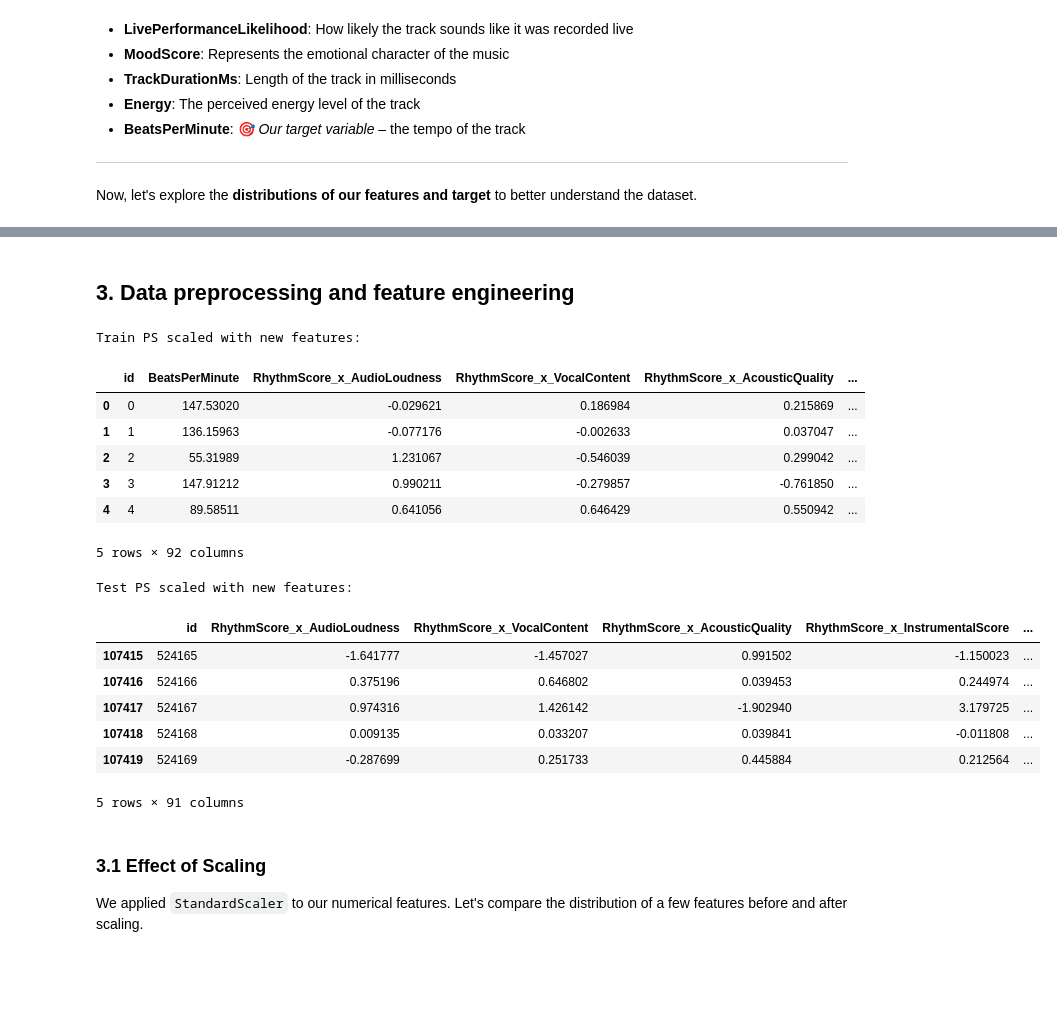
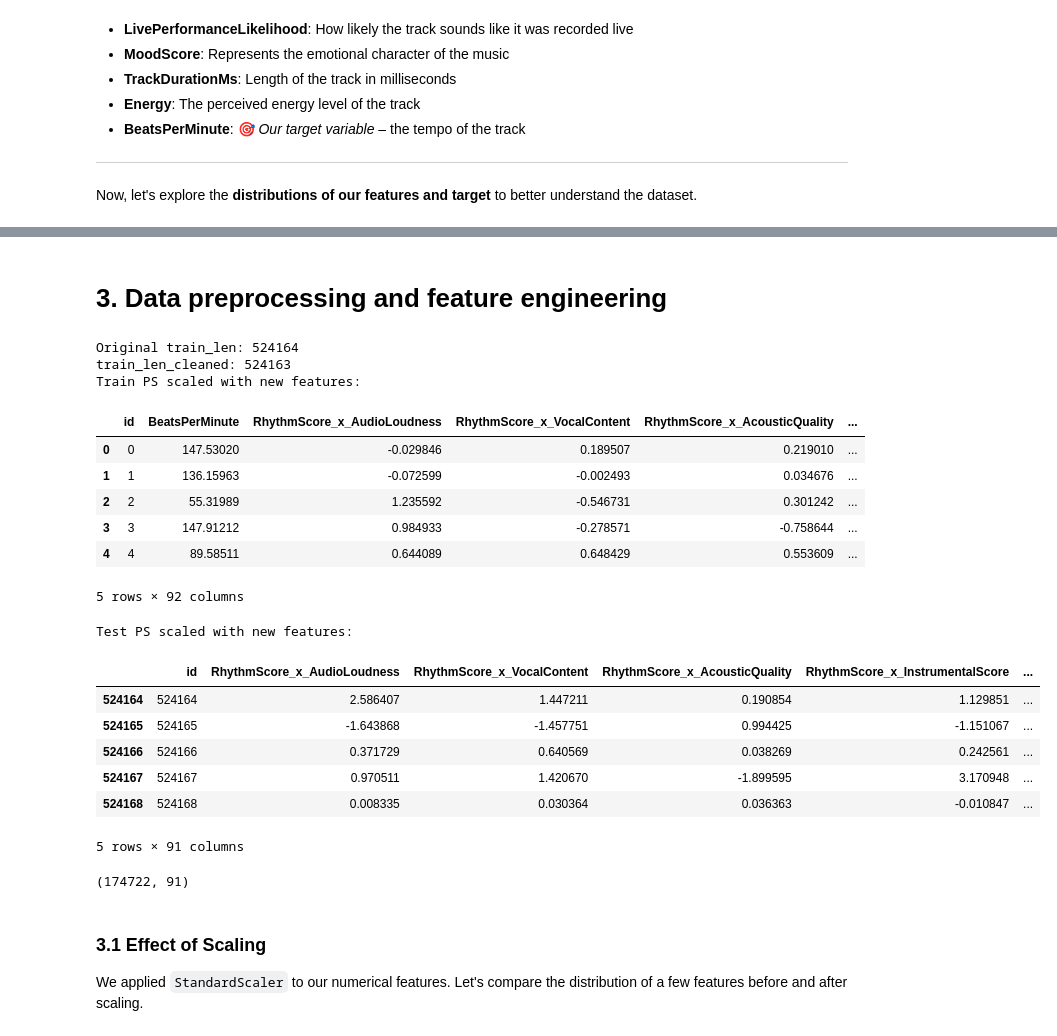
Before and after one commit to Rohanrathod7/Kaggle_Notebooks, a Jupyter notebook: Predicting_the_Beats-per-Minute_of_Songs/Notebook01.ipynb, the cells around one changed output, grey strips where cells are left out. Saved outputs shown, nothing was run; the diff lists cells and outputs as text; code cells hidden in the pictures; blank space fills up the shorter version.

```diff
--- a/Predicting_the_Beats-per-Minute_of_Songs/Notebook01.ipynb
+++ b/Predicting_the_Beats-per-Minute_of_Songs/Notebook01.ipynb
@@ -77,8 +75,8 @@ plt.rcParams['figure.figsize'] = (12, 8)
 # These datasets are the focus of this notebook for predicting song BPM.
 try:
 
-    train_ps = pd.read_csv("train.csv")
-    test_ps = pd.read_csv("test.csv")
+    train_ps = pd.read_csv("/content/drive/MyDrive/Kaggle/Predict_beats_per_minutes/train.csv")
+    test_ps = pd.read_csv("/content/drive/MyDrive/Kaggle/Predict_beats_per_minutes/test.csv")
 
     print("Playground Series Dataset Shapes:")
 
@@ -234,6 +232,6 @@ AcousticQuality             -0.006679
 Name: BeatsPerMinute, dtype: float64
 # %% [markdown]
-## 3. Data preprocessing and feature engineering
+# 3. Data preprocessing and feature engineering
 # %%
 from sklearn.preprocessing import StandardScaler, PolynomialFeatures
 # from sklearn.compose import ColumnTransformer
@@ -245,6 +243,8 @@ combined_ps = pd.concat([train_ps.drop('BeatsPerMinute', axis=1), test_ps], igno
 
 # Store the split index to separate train and test later
 train_len = len(train_ps)
+print(f"Original train_len: {train_len}")
+
 
 # Drop rows with missing values from the combined dataframe
 combined_ps_cleaned = combined_ps.dropna()
@@ -254,6 +254,7 @@ combined_ps_cleaned = combined_ps.dropna()
 # Assuming the original order is preserved after dropping NaNs,
 # we find the first index in the cleaned dataframe that is greater than or equal to train_len
 train_len_cleaned = combined_ps_cleaned[combined_ps_cleaned['id'] >= train_ps['id'].max()].index[0]
+print(f"train_len_cleaned: {train_len_cleaned}")
 
 
 # 2. Identify numerical features (excluding 'id' as it's an identifier)
@@ -276,6 +277,10 @@ combined_ps_scaled['id'] = combined_ps_cleaned['id']
 # We use the updated train_len_cleaned to split the combined data
 train_ps_scaled = combined_ps_scaled.iloc[:train_len_cleaned].copy()
 test_ps_scaled = combined_ps_scaled.iloc[train_len_cleaned:].copy()
+
+# Drop the extra row from the test set to match the sample submission size
+test_ps_scaled = test_ps_scaled.drop(index=train_len_cleaned)
+
 
 # Add the target variable back to the scaled training data
 # Merge with original train_ps to get the BeatsPerMinute for the rows that were kept
@@ -306,44 +311,48 @@ test_poly_features = poly.transform(test_ps_scaled[numerical_features_ps])
 # Get the names of the generated polynomial features
 poly_feature_names = [f'poly_{name}' for name in poly.get_feature_names_out(numerical_features_ps)]
 
 # Create DataFrames for polynomial features, preserving original indices
 train_poly_df = pd.DataFrame(train_poly_features, columns=poly_feature_names, index=train_ps_scaled.index)
 test_poly_df = pd.DataFrame(test_poly_features, columns=poly_feature_names, index=test_ps_scaled.index)
 
 
 # Drop original scaled numerical features from the scaled dataframes
 # This avoids having both original scaled features and their polynomial versions (degree 1)
 train_ps_scaled = train_ps_scaled.drop(columns=numerical_features_ps)
 test_ps_scaled = test_ps_scaled.drop(columns=numerical_features_ps)
 
 # Concatenate polynomial features with the scaled dataframes (which now contain interaction features)
 train_ps_scaled = pd.concat([train_ps_scaled, train_poly_df], axis=1)
 test_ps_scaled = pd.concat([test_ps_scaled, test_poly_df], axis=1)
 
 
 # 7. Display the head of the processed dataframes
 print("Train PS scaled with new features:")
 display(train_ps_scaled.head())
 
 print("\nTest PS scaled with new features:")
 display(test_ps_scaled.head())
+print(test_ps_scaled.shape) # Fix: Access shape as an attribute
 # %% [output]
+Original train_len: 524164
+train_len_cleaned: 524163
 Train PS scaled with new features:
 |  | id | BeatsPerMinute | RhythmScore_x_AudioLoudness | RhythmScore_x_VocalContent | RhythmScore_x_AcousticQuality | ... |
-| 0 | 0 | 147.53020 | -0.029621 | 0.186984 | 0.215869 | ... |
-| 1 | 1 | 136.15963 | -0.077176 | -0.002633 | 0.037047 | ... |
-| 2 | 2 | 55.31989 | 1.231067 | -0.546039 | 0.299042 | ... |
-| 3 | 3 | 147.91212 | 0.990211 | -0.279857 | -0.761850 | ... |
-| 4 | 4 | 89.58511 | 0.641056 | 0.646429 | 0.550942 | ... |
+| 0 | 0 | 147.53020 | -0.029846 | 0.189507 | 0.219010 | ... |
+| 1 | 1 | 136.15963 | -0.072599 | -0.002493 | 0.034676 | ... |
+| 2 | 2 | 55.31989 | 1.235592 | -0.546731 | 0.301242 | ... |
+| 3 | 3 | 147.91212 | 0.984933 | -0.278571 | -0.758644 | ... |
+| 4 | 4 | 89.58511 | 0.644089 | 0.648429 | 0.553609 | ... |
 5 rows × 92 columns
 Test PS scaled with new features:
 |  | id | RhythmScore_x_AudioLoudness | RhythmScore_x_VocalContent | RhythmScore_x_AcousticQuality | RhythmScore_x_InstrumentalScore | ... |
-| 107415 | 524165 | -1.641777 | -1.457027 | 0.991502 | -1.150023 | ... |
-| 107416 | 524166 | 0.375196 | 0.646802 | 0.039453 | 0.244974 | ... |
-| 107417 | 524167 | 0.974316 | 1.426142 | -1.902940 | 3.179725 | ... |
-| 107418 | 524168 | 0.009135 | 0.033207 | 0.039841 | -0.011808 | ... |
-| 107419 | 524169 | -0.287699 | 0.251733 | 0.445884 | 0.212564 | ... |
+| 524164 | 524164 | 2.586407 | 1.447211 | 0.190854 | 1.129851 | ... |
+| 524165 | 524165 | -1.643868 | -1.457751 | 0.994425 | -1.151067 | ... |
+| 524166 | 524166 | 0.371729 | 0.640569 | 0.038269 | 0.242561 | ... |
+| 524167 | 524167 | 0.970511 | 1.420670 | -1.899595 | 3.170948 | ... |
+| 524168 | 524168 | 0.008335 | 0.030364 | 0.036363 | -0.010847 | ... |
 5 rows × 91 columns
+(174722, 91)
 # %% [markdown]
 ### 3.1 Effect of Scaling
 
```
Also changed, not shown: parts of 28 cells of this notebook.
